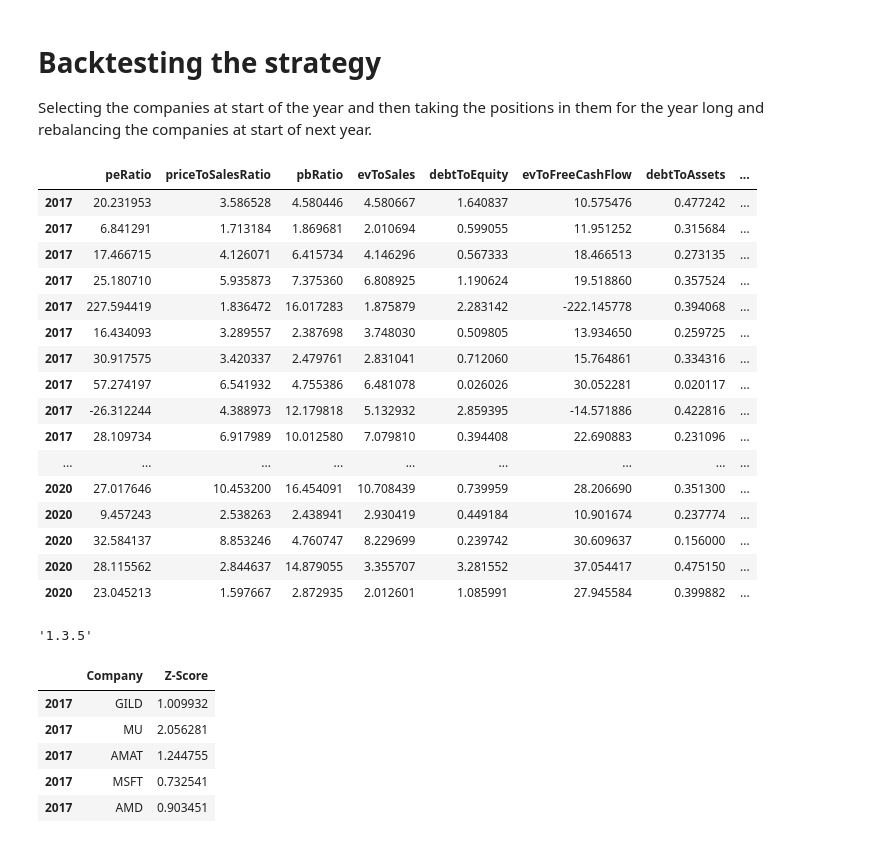
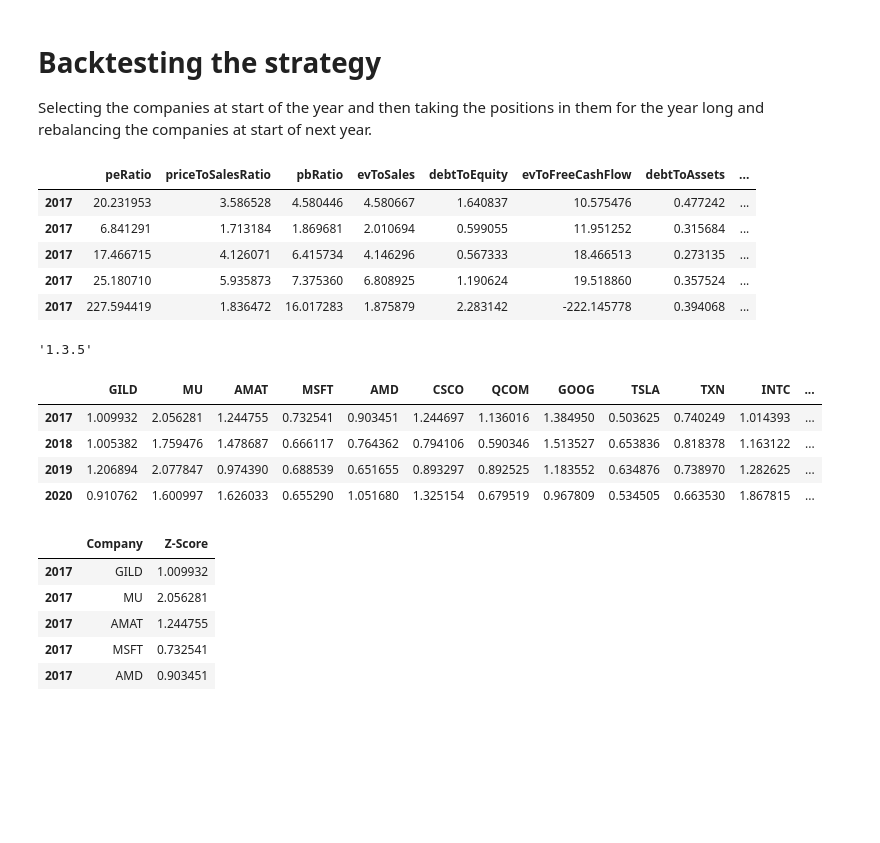
Before and after one commit to savio160502/TCC, a Jupyter notebook: Projeto.ipynb, the cells around one changed output. Drawn from its saved outputs; the diff is of its cells as text; code cells hidden in the pictures; blank space fills up the shorter version.

```diff
--- a/Projeto.ipynb
+++ b/Projeto.ipynb
@@ -200,42 +200,31 @@ tickers = ["GILD", 'MU', 'AMAT', 'MSFT', 'AMD', 'CSCO', 'QCOM',
 # %%
 # WRT to cash, income and book value
 columns = ['F-Score-Max', 'F-Score-Min', 'G-Score']
 
 ratio = ['peRatio', 'priceToSalesRatio', 'pbRatio', 'evToSales',
          'debtToEquity', 'evToFreeCashFlow', 'debtToAssets', 'netDebtToEBITDA']
 
 # Ratios to derive out the value factor
 Full_table = pd.DataFrame()
 year = ['2017','2018', '2019', '2020']
 
 for steps1 in range(len(year)):
     for steps2 in range(len(tickers)):
         p = str(tickers[steps2])
         data = fa.key_metrics(
             ticker=p, api_key=key, period='annual')
         table = data.T[ratio]
         table = table.loc[year[steps1]]
         Full_table = Full_table.append(table)
 
-Full_table
+Full_table.head()
 # %% [output]
 |  | peRatio | priceToSalesRatio | pbRatio | evToSales | debtToEquity | evToFreeCashFlow | debtToAssets | ... |
 | 2017 | 20.231953 | 3.586528 | 4.580446 | 4.580667 | 1.640837 | 10.575476 | 0.477242 | ... |
 | 2017 | 6.841291 | 1.713184 | 1.869681 | 2.010694 | 0.599055 | 11.951252 | 0.315684 | ... |
 | 2017 | 17.466715 | 4.126071 | 6.415734 | 4.146296 | 0.567333 | 18.466513 | 0.273135 | ... |
 | 2017 | 25.180710 | 5.935873 | 7.375360 | 6.808925 | 1.190624 | 19.518860 | 0.357524 | ... |
 | 2017 | 227.594419 | 1.836472 | 16.017283 | 1.875879 | 2.283142 | -222.145778 | 0.394068 | ... |
-| 2017 | 16.434093 | 3.289557 | 2.387698 | 3.748030 | 0.509805 | 13.934650 | 0.259725 | ... |
-| 2017 | 30.917575 | 3.420337 | 2.479761 | 2.831041 | 0.712060 | 15.764861 | 0.334316 | ... |
-| 2017 | 57.274197 | 6.541932 | 4.755386 | 6.481078 | 0.026026 | 30.052281 | 0.020117 | ... |
-| 2017 | -26.312244 | 4.388973 | 12.179818 | 5.132932 | 2.859395 | -14.571886 | 0.422816 | ... |
-| 2017 | 28.109734 | 6.917989 | 10.012580 | 7.079810 | 0.394408 | 22.690883 | 0.231096 | ... |
-| ... | ... | ... | ... | ... | ... | ... | ... | ... |
-| 2020 | 27.017646 | 10.453200 | 16.454091 | 10.708439 | 0.739959 | 28.206690 | 0.351300 | ... |
-| 2020 | 9.457243 | 2.538263 | 2.438941 | 2.930419 | 0.449184 | 10.901674 | 0.237774 | ... |
-| 2020 | 32.584137 | 8.853246 | 4.760747 | 8.229699 | 0.239742 | 30.609637 | 0.156000 | ... |
-| 2020 | 28.115562 | 2.844637 | 14.879055 | 3.355707 | 3.281552 | 37.054417 | 0.475150 | ... |
-| 2020 | 23.045213 | 1.597667 | 2.872935 | 2.012601 | 1.085991 | 27.945584 | 0.399882 | ... |
 # %%
 pd.__version__
 # %% [output]
@@ -255,6 +244,14 @@ for steps in range(len(year)):
     bv.columns = tickers
 
     rank = rank.append(bv)
+
+rank
+# %% [output]
+|  | GILD | MU | AMAT | MSFT | AMD | CSCO | QCOM | GOOG | TSLA | TXN | INTC | ... |
+| 2017 | 1.009932 | 2.056281 | 1.244755 | 0.732541 | 0.903451 | 1.244697 | 1.136016 | 1.384950 | 0.503625 | 0.740249 | 1.014393 | ... |
+| 2018 | 1.005382 | 1.759476 | 1.478687 | 0.666117 | 0.764362 | 0.794106 | 0.590346 | 1.513527 | 0.653836 | 0.818378 | 1.163122 | ... |
+| 2019 | 1.206894 | 2.077847 | 0.974390 | 0.688539 | 0.651655 | 0.893297 | 0.892525 | 1.183552 | 0.634876 | 0.738970 | 1.282625 | ... |
+| 2020 | 0.910762 | 1.600997 | 1.626033 | 0.655290 | 1.051680 | 1.325154 | 0.679519 | 0.967809 | 0.534505 | 0.663530 | 1.867815 | ... |
 # %%
 name = pd.DataFrame(tickers)
 concated = pd.concat([name]*len(year), axis=0)
```
Also changed, not shown: parts of 30 cells of this notebook.
